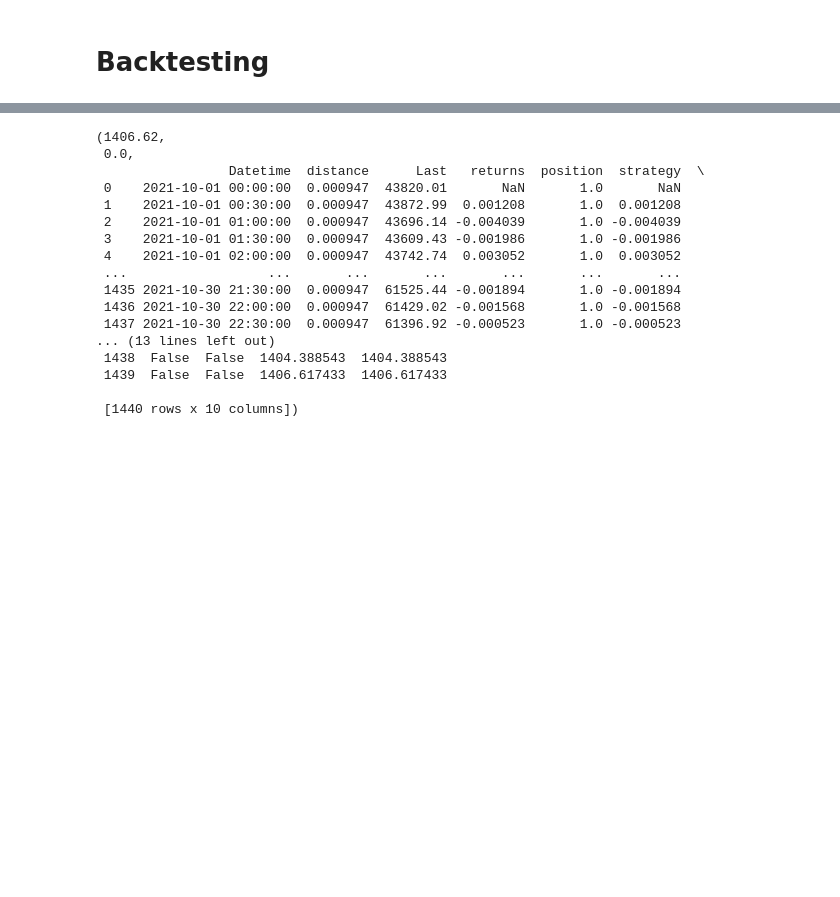
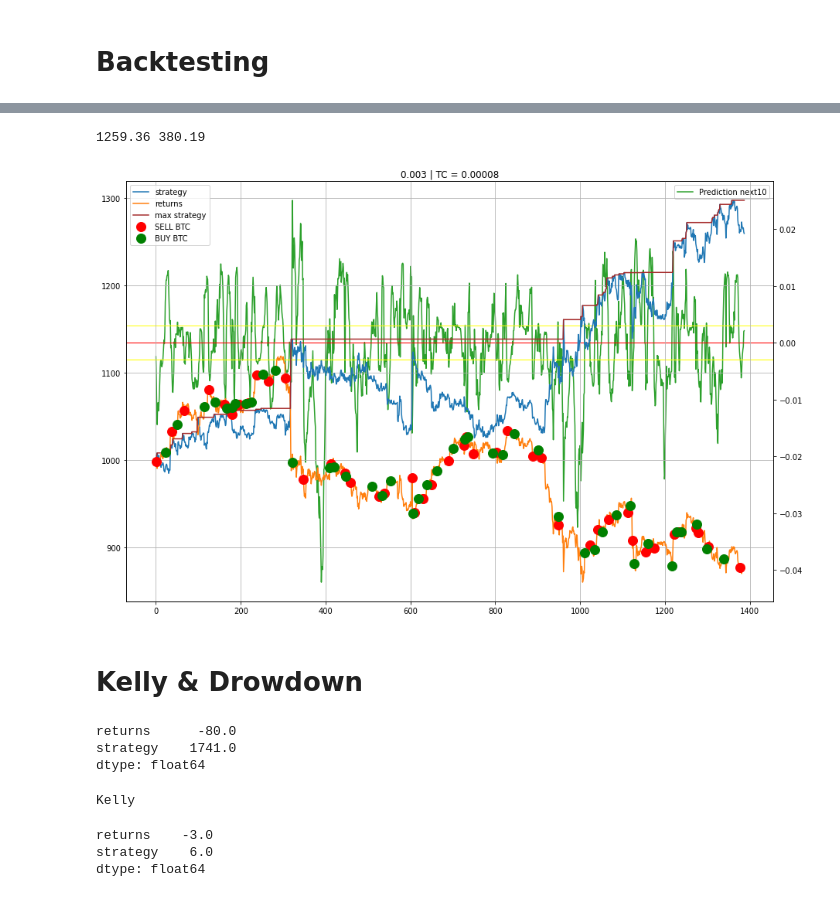
Before and after one commit to avramis92/ML-Price-Prediction, a Jupyter notebook: ML.ipynb, the cells around one changed output, grey strips where cells are left out. Saved outputs shown, nothing was run; the diff lists cells and outputs as text; code cells hidden in the pictures; blank space fills up the shorter version.

```diff
--- a/ML.ipynb
+++ b/ML.ipynb
@@ -370,7 +278,7 @@ def run_strategy(a_data, threshold):
     ''' Backtests the trading strategy.
     '''
     data = a_data.copy().dropna()
-    data['returns'] = np.log(data['Last'] / data['Last'].shift(1)).dropna()
+    data['returns'] = np.log(data['Price'] / data['Price'].shift(1)).dropna()
     # buy BTC signals
     data['position'] = np.where(data['distance'] > threshold, 1, np.nan)
     # sell BTC signals
@@ -396,13 +304,12 @@ def run_strategy(a_data, threshold):
 
     return round(aperf, 2), round(operf, 2), results
 # %%
-pd.set_option('mode.chained_assignment', None)
 best_threshold = 0
 best_aperf = 0
-for i in range(100):
-    x, y, z = run_strategy(data, i/100)
-    print(i/100, x)
+for i in range(30):
+    x, y, z = run_strategy(data, i/1000)
+    print(i/1000, x)
     if x > best_aperf:
         best_aperf = x
-        best_threshold = i/100
+        best_threshold = i/1000
 # %% [output]
@@ -426,20 +333,37 @@ for i in range(100):
-# %%
-run_strategy(data, best_threshold)
-# %% [output]
-(1406.62,
- 0.0,
-                 Datetime  distance      Last   returns  position  strategy  \
- 0    2021-10-01 00:00:00  0.000947  43820.01       NaN       1.0       NaN
- 1    2021-10-01 00:30:00  0.000947  43872.99  0.001208       1.0  0.001208
- 2    2021-10-01 01:00:00  0.000947  43696.14 -0.004039       1.0 -0.004039
- 3    2021-10-01 01:30:00  0.000947  43609.43 -0.001986       1.0 -0.001986
- 4    2021-10-01 02:00:00  0.000947  43742.74  0.003052       1.0  0.003052
- ...                  ...       ...       ...       ...       ...       ...
- 1435 2021-10-30 21:30:00  0.000947  61525.44 -0.001894       1.0 -0.001894
- 1436 2021-10-30 22:00:00  0.000947  61429.02 -0.001568       1.0 -0.001568
- 1437 2021-10-30 22:30:00  0.000947  61396.92 -0.000523       1.0 -0.000523
-... (13 lines left out)
- 1438  False  False  1404.388543  1404.388543
- 1439  False  False  1406.617433  1406.617433
-
- [1440 rows x 10 columns])
+# %%
+results=run_strategy(data, best_threshold)
+print(results[0], results[1])
+results = results[2]
+# %% [output]
+1259.36 380.19
+# %%
+results['mstrategy'] = results['cstrategy'].cummax()
+fig, ax = plt.subplots(figsize=(15, 10))
+plt.title('%s | TC = %.5f' % (best_threshold, SPREAD))
+ax.plot( results.cstrategy, label='strategy')
+ax.plot(results.creturns, color='tab:orange', label='returns')
+ax.plot(results.mstrategy, label='max strategy', color='brown')
+ax2 = ax.twinx()
+ax2.plot(results.distance, color='tab:green', label="Prediction " + labels[best_label])
+ax2.axhline(y=best_threshold, linewidth=1, color='yellow')
+ax2.axhline(y=-best_threshold, linewidth=1, color='yellow')
+ax2.axhline(0, linewidth=1, color='red')
+ax2.set_zorder(-100)
+ax.set_facecolor("none")
+ax.plot(results.creturns.loc[results.sell], "ro", markersize=12, label='SELL BTC')  #RED - SELL BTC in high peak (BTC high, USD low) DX -
+ax.plot(results.creturns.loc[results.buy], "go", markersize=12, label='BUY BTC')  #GREEN - BUY BTC in low peak (BTC low, USD high) DX +
+ax.grid(True)
+ax.legend(loc="upper left")
+plt.legend()
+plt.show()
+# %% [output]
+[figure, added]
+# %% [markdown]
+# Kelly & Drowdown
+# %%
+annual = np.exp(results[['returns', 'strategy']].mean() * 2 * 24  * 365) - 1
+round(annual * 100)
+# %% [output]
+returns      -80.0
+strategy    1741.0
+dtype: float64
@@ -445,0 +374,8 @@ run_strategy(data, best_threshold)
+# %%
+print("Kelly")
+round(mean / var)
+# %% [output]
+Kelly
+returns    -3.0
+strategy    6.0
+dtype: float64
```
Also changed, not shown: parts of 54 cells of this notebook.
